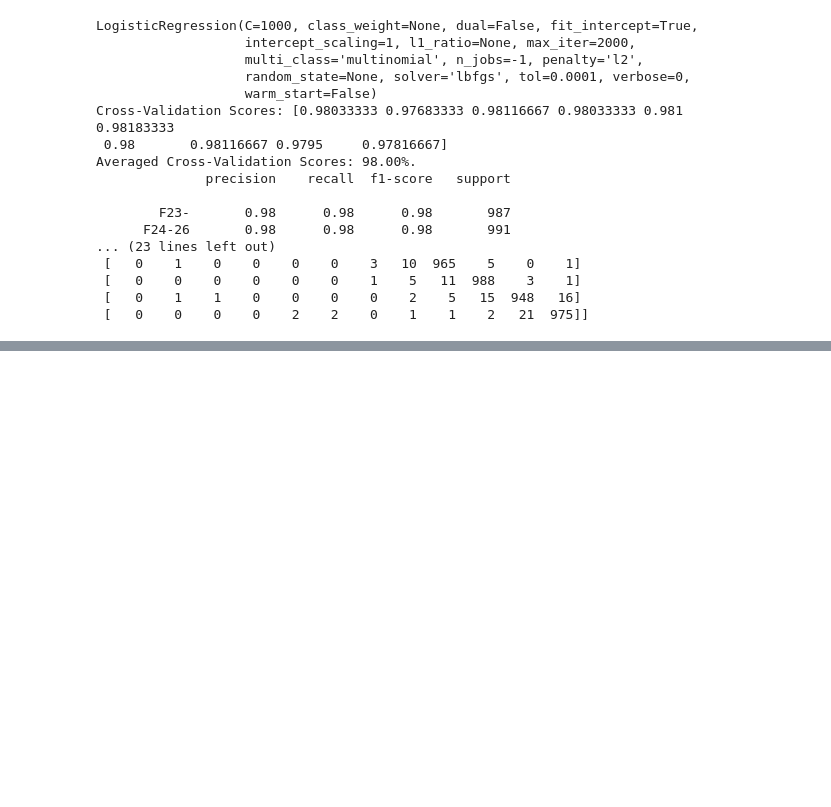
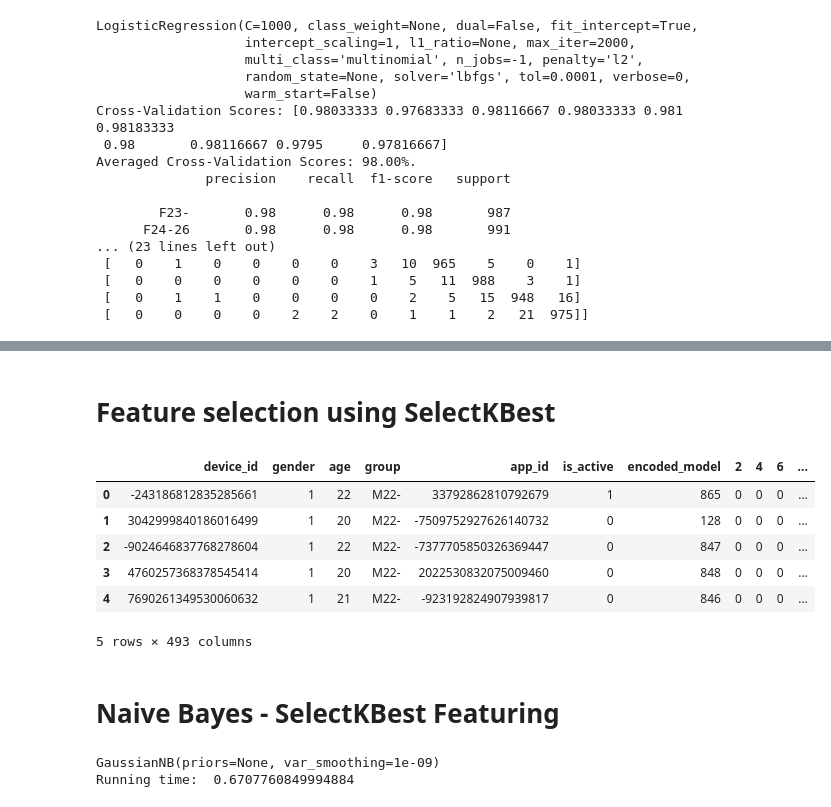
Before and after one commit to fazel74/Thinkful, a Jupyter notebook: 44.3.Final_Capstone.ipynb, the cells around one changed output, grey strips where cells are left out. Cells and saved outputs as stored; diff of their text form; code cells hidden in the pictures; blank space fills up the shorter version.

```diff
--- a/44.3.Final_Capstone.ipynb
+++ b/44.3.Final_Capstone.ipynb
@@ -830,0 +900,18 @@ Averaged Cross-Validation Scores: 98.00%.
+# %% [markdown]
+# Feature selection using SelectKBest
+# %%
+# Encode groups for preparing to fit SelectKBest
+# Build numerical labels for target groups
+model_encoder = LabelEncoder().fit(df_resampled['group'])
+
+# Store in a new column
+df_resampled['encoded_group'] = model_encoder.transform(df_resampled['group'])
+df_resampled()
+# %% [output]
+|  | device_id | gender | age | group | app_id | is_active | encoded_model | 2 | 4 | 6 | ... |
+| 0 | -243186812835285661 | 1 | 22 | M22- | 33792862810792679 | 1 | 865 | 0 | 0 | 0 | ... |
+| 1 | 3042999840186016499 | 1 | 20 | M22- | -7509752927626140732 | 0 | 128 | 0 | 0 | 0 | ... |
+| 2 | -9024646837768278604 | 1 | 22 | M22- | -7377705850326369447 | 0 | 847 | 0 | 0 | 0 | ... |
+| 3 | 4760257368378545414 | 1 | 20 | M22- | 2022530832075009460 | 0 | 848 | 0 | 0 | 0 | ... |
+| 4 | 7690261349530060632 | 1 | 21 | M22- | -923192824907939817 | 0 | 846 | 0 | 0 | 0 | ... |
+5 rows × 493 columns
@@ -830,0 +927,14 @@ Averaged Cross-Validation Scores: 98.00%.
+# %% [markdown]
+# Naive Bayes - SelectKBest Featuring
+# %%
+# Run Naive Bayes.
+gnb = GaussianNB()
+time_start = perf_counter()
+# Fit the model
+gnb.fit(X_train_kbest, y_train_kbest)
+time_elapsed = (perf_counter() - time_start)
+print(gnb)
+print('Running time: ', time_elapsed)
+# %% [output]
+GaussianNB(priors=None, var_smoothing=1e-09)
+Running time:  0.6707760849994884
```
Also changed, not shown: parts of 45 cells of this notebook.
